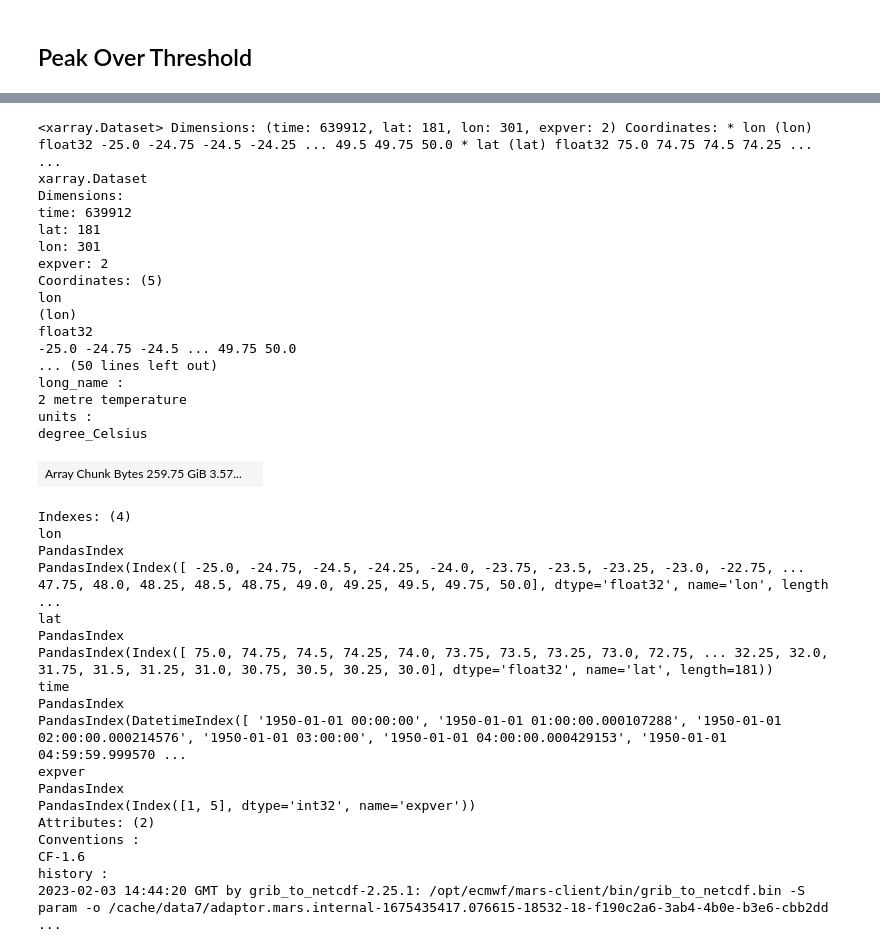
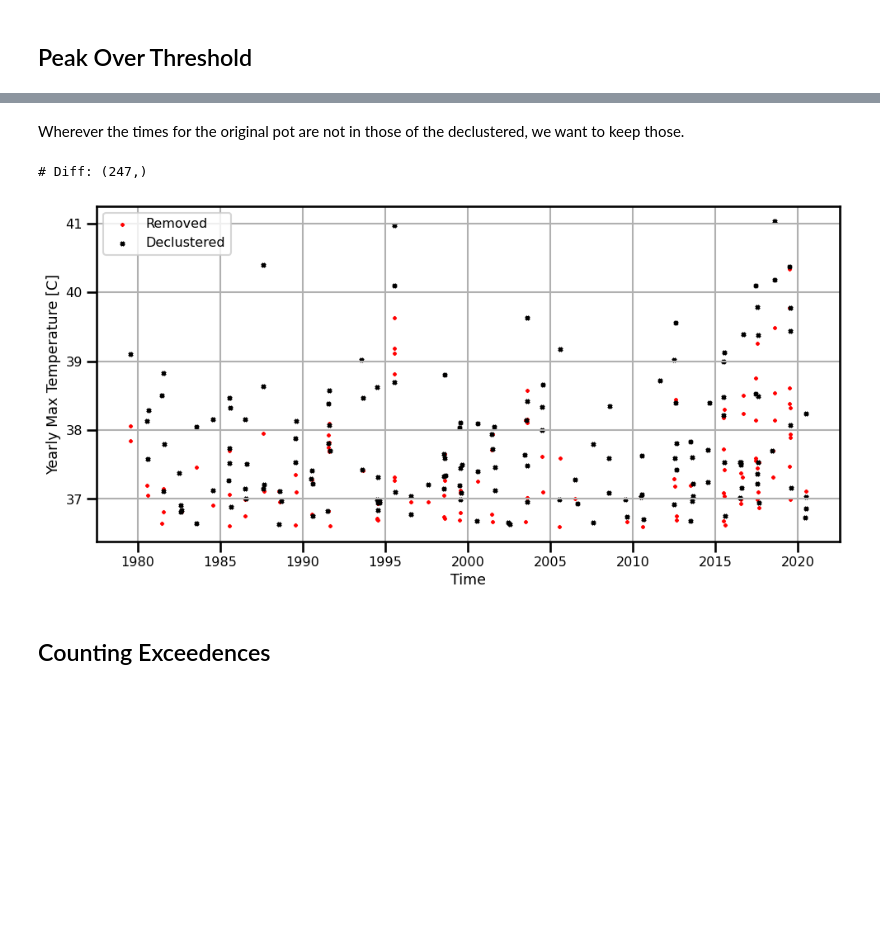
Before and after one commit to jejjohnson/geo_toolz, a Jupyter notebook: notebooks/extremes/extremes_demo_ts.ipynb, the cells around one changed output, grey strips where cells are left out. Saved outputs shown, nothing was run; the diff lists cells and outputs as text; code cells hidden in the pictures; blank space fills up the shorter version.

```diff
--- a/notebooks/extremes/extremes_demo_ts.ipynb
+++ b/notebooks/extremes/extremes_demo_ts.ipynb
@@ -290,40 +223,29 @@ history :
-# %%
-ds__ = time_unrescale(ds_)
-ds__
-# %% [output]
-<xarray.Dataset> Dimensions: (time: 639912, lat: 181, lon: 301, expver: 2) Coordinates: * lon (lon) float32 -25.0 -24.75 -24.5 -24.25 ... 49.5 49.75 50.0 * lat (lat) float32 75.0 74.75 74.5 74.25 ...  ...
-xarray.Dataset
-Dimensions:
-time: 639912
-lat: 181
-lon: 301
-expver: 2
-Coordinates: (5)
-lon
-(lon)
-float32
--25.0 -24.75 -24.5 ... 49.75 50.0
-... (50 lines left out)
-long_name :
-2 metre temperature
-units :
-degree_Celsius
-| Array Chunk Bytes 259.75 GiB 3.57... |  |
-Indexes: (4)
-lon
-PandasIndex
-PandasIndex(Index([ -25.0, -24.75, -24.5, -24.25, -24.0, -23.75, -23.5, -23.25, -23.0, -22.75, ... 47.75, 48.0, 48.25, 48.5, 48.75, 49.0, 49.25, 49.5, 49.75, 50.0], dtype='float32', name='lon', length ...
-lat
-PandasIndex
-PandasIndex(Index([ 75.0, 74.75, 74.5, 74.25, 74.0, 73.75, 73.5, 73.25, 73.0, 72.75, ... 32.25, 32.0, 31.75, 31.5, 31.25, 31.0, 30.75, 30.5, 30.25, 30.0], dtype='float32', name='lat', length=181))
-time
-PandasIndex
-PandasIndex(DatetimeIndex([ '1950-01-01 00:00:00', '1950-01-01 01:00:00.000107288', '1950-01-01 02:00:00.000214576', '1950-01-01 03:00:00', '1950-01-01 04:00:00.000429153', '1950-01-01 04:59:59.999570 ...
-expver
-PandasIndex
-PandasIndex(Index([1, 5], dtype='int32', name='expver'))
-Attributes: (2)
-Conventions :
-CF-1.6
-history :
-2023-02-03 14:44:20 GMT by grib_to_netcdf-2.25.1: /opt/ecmwf/mars-client/bin/grib_to_netcdf.bin -S param -o /cache/data7/adaptor.mars.internal-1675435417.076615-18532-18-f190c2a6-3ab4-4b0e-b3e6-cbb2dd ...
+# %% [markdown]
+Wherever the times for the original pot are not in those of the declustered, we want to keep those.
+# %%
+diff_times = np.setdiff1d(extremes_pot.time.values, extremes_pot_dc.time.values)
+diff = extremes_pot.sel(time=diff_times)
+print(f"# Diff: {diff.shape}")
+# %% [output]
+# Diff: (247,)
+# %%
+fig, ax = plt.subplots(figsize=(10,5))
+
+
+diff.plot.scatter(ax=ax, s=5, c="red", marker="x", label="Removed")
+extremes_pot_dc.plot.scatter(ax=ax, s=10, c="black", marker="x", label="Declustered")
+
+ax.set(
+    xlabel="Time",
+    ylabel="Yearly Max Temperature [C]",
+    # ylim=[threshold, 42],
+    title=""
+)
+plt.grid(which="both", visible=True)
+plt.legend()
+plt.tight_layout()
+plt.show()
+# %% [output]
+[figure, added]
+# %% [markdown]
+## Counting Exceedences
```
Also changed, not shown: parts of 32 cells of this notebook, 11 other files.
